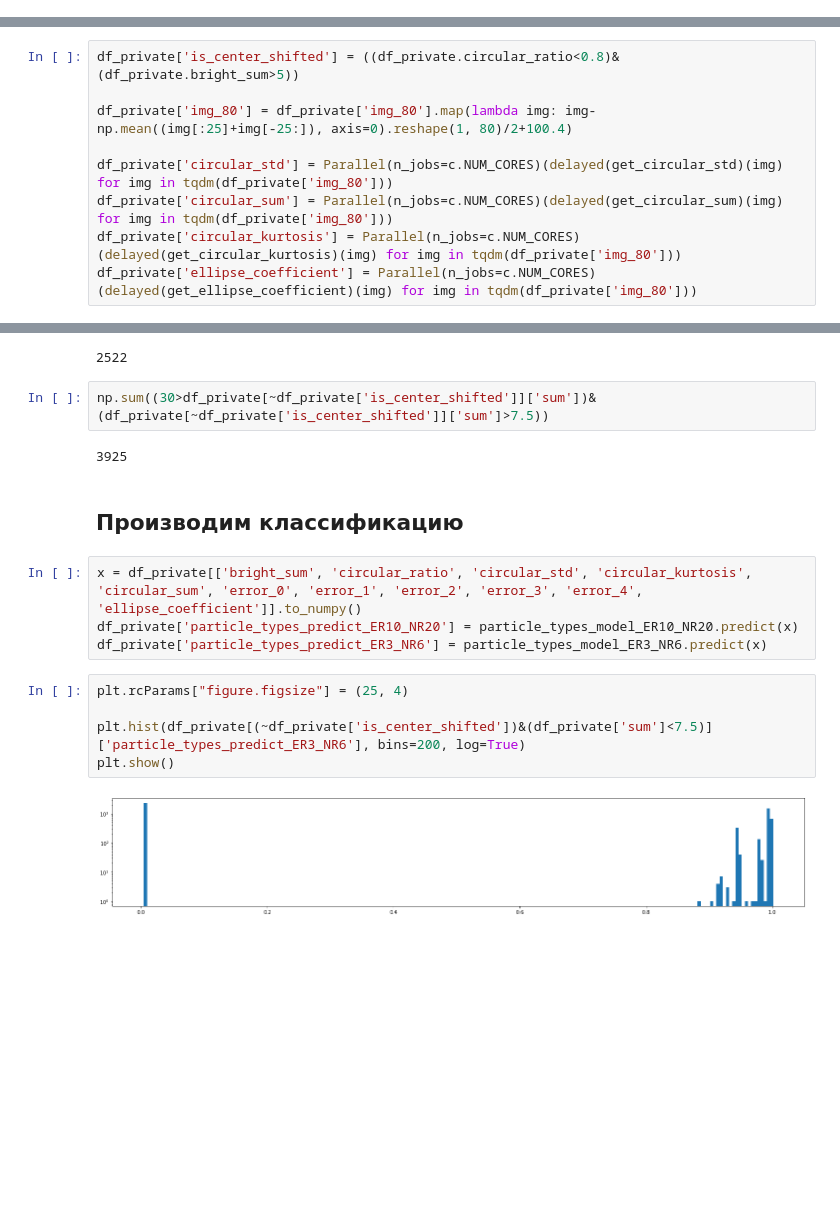
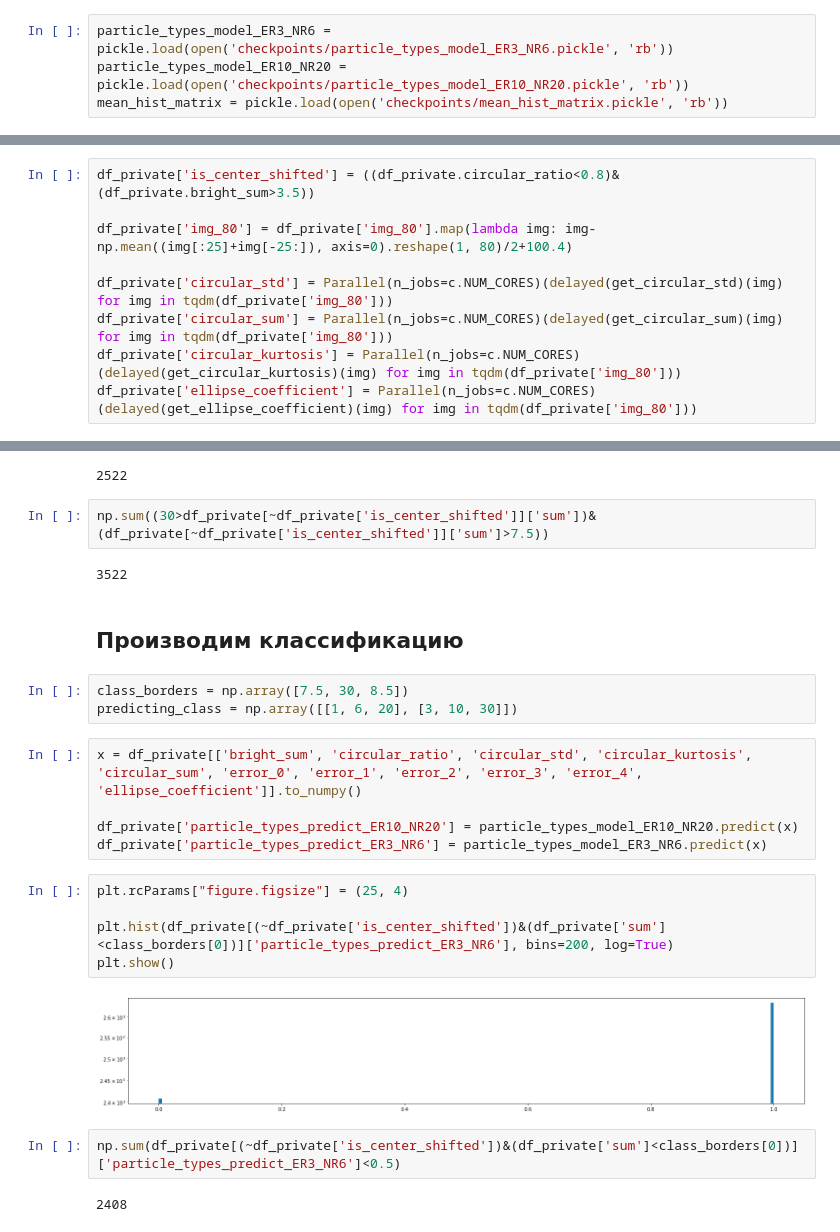
Before and after one commit to KirillRuSS/IDAO-2021-Kirill, a Jupyter notebook: new_features.ipynb, the cells around one changed output, grey strips where cells are left out. Drawn from its saved outputs; the diff is of its cells as text; blank space fills up the shorter version.

```diff
--- a/new_features.ipynb
+++ b/new_features.ipynb
@@ -281,0 +281,4 @@ for e in [10, 20, 30]:
+# %%
+particle_types_model_ER3_NR6 = pickle.load(open('checkpoints/particle_types_model_ER3_NR6.pickle', 'rb'))
+particle_types_model_ER10_NR20 = pickle.load(open('checkpoints/particle_types_model_ER10_NR20.pickle', 'rb'))
+mean_hist_matrix = pickle.load(open('checkpoints/mean_hist_matrix.pickle', 'rb'))
@@ -286,7 +291,7 @@ df_private = get_private_test_data((80, 80))
 # %% [markdown]
 ## Отфильтровываем смещенные пятна и генерируем фичи
 # %%
-df_private['is_center_shifted'] = ((df_private.circular_ratio<0.8)&(df_private.bright_sum>5))
+df_private['is_center_shifted'] = ((df_private.circular_ratio<0.8)&(df_private.bright_sum>3.5))
 
 df_private['img_80'] = df_private['img_80'].map(lambda img: img-np.mean((img[:25]+img[-25:]), axis=0).reshape(1, 80)/2+100.4)
 
@@ -328,20 +340,28 @@ np.sum(df_private[~df_private['is_center_shifted']]['sum']>30)
 # %%
 np.sum((30>df_private[~df_private['is_center_shifted']]['sum'])&(df_private[~df_private['is_center_shifted']]['sum']>7.5))
 # %% [output]
-3925
+3522
 # %% [markdown]
 ## Производим классификацию
+# %%
+class_borders = np.array([7.5, 30, 8.5])
+predicting_class = np.array([[1, 6, 20], [3, 10, 30]])
 # %%
 x = df_private[['bright_sum', 'circular_ratio', 'circular_std', 'circular_kurtosis', 'circular_sum', 'error_0', 'error_1', 'error_2', 'error_3', 'error_4', 'ellipse_coefficient']].to_numpy()
+
 df_private['particle_types_predict_ER10_NR20'] = particle_types_model_ER10_NR20.predict(x)
 df_private['particle_types_predict_ER3_NR6'] = particle_types_model_ER3_NR6.predict(x)
 # %%
 plt.rcParams["figure.figsize"] = (25, 4)
 
-plt.hist(df_private[(~df_private['is_center_shifted'])&(df_private['sum']<7.5)]['particle_types_predict_ER3_NR6'], bins=200, log=True)
+plt.hist(df_private[(~df_private['is_center_shifted'])&(df_private['sum']<class_borders[0])]['particle_types_predict_ER3_NR6'], bins=200, log=True)
 plt.show()
 # %% [output]
-[figure, old version]
+[figure, new version]
+# %%
+np.sum(df_private[(~df_private['is_center_shifted'])&(df_private['sum']<class_borders[0])]['particle_types_predict_ER3_NR6']<0.5)
+# %% [output]
+2408
 # %%
 plt.rcParams["figure.figsize"] = (25, 4)
 
```
Also changed, not shown: parts of 21 cells of this notebook, 14 other files.
